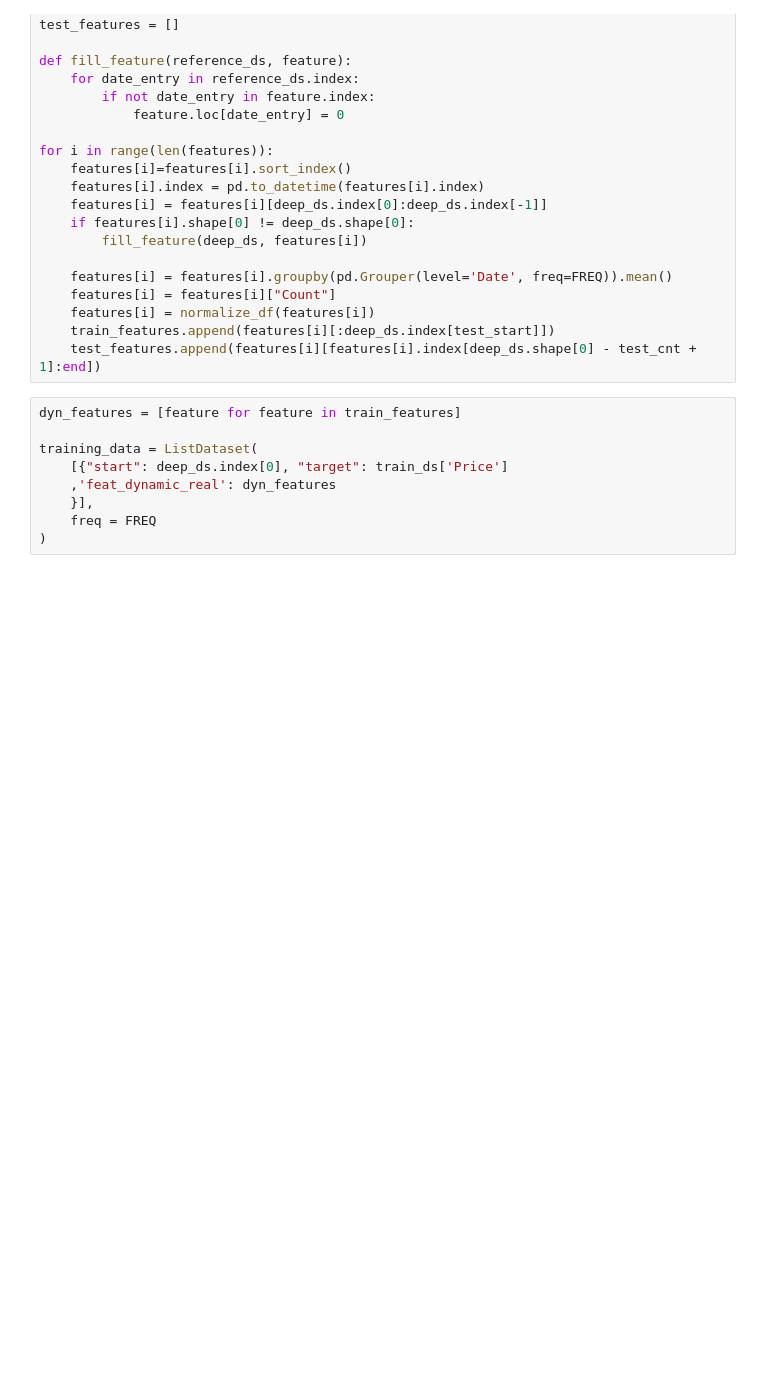
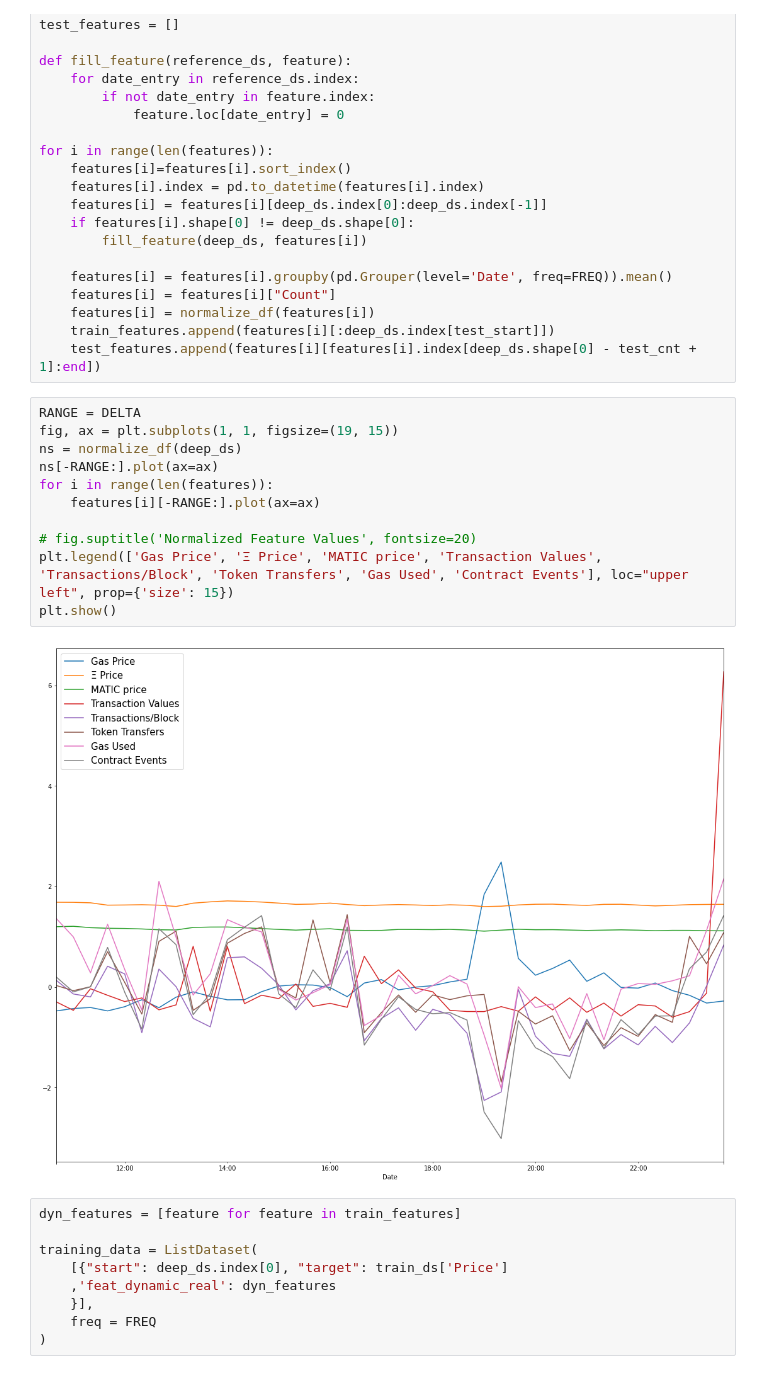
Before and after one commit to andrasfe/ethgas, a Jupyter notebook: deepar_eth_gas.ipynb, the cells around one changed output. Drawn from its saved outputs; the diff is of its cells as text; blank space fills up the shorter version.

Commit message:
added plot of normalized data

```diff
--- a/deepar_eth_gas.ipynb
+++ b/deepar_eth_gas.ipynb
@@ -118,6 +118,19 @@ for i in range(len(features)):
     features[i] = normalize_df(features[i])
     train_features.append(features[i][:deep_ds.index[test_start]])
     test_features.append(features[i][features[i].index[deep_ds.shape[0] - test_cnt + 1]:end])
+# %%
+RANGE = DELTA
+fig, ax = plt.subplots(1, 1, figsize=(19, 15))
+ns = normalize_df(deep_ds)
+ns[-RANGE:].plot(ax=ax)
+for i in range(len(features)):
+    features[i][-RANGE:].plot(ax=ax)
+
+# fig.suptitle('Normalized Feature Values', fontsize=20)
+plt.legend(['Gas Price', 'Ξ Price', 'MATIC price', 'Transaction Values', 'Transactions/Block', 'Token Transfers', 'Gas Used', 'Contract Events'], loc="upper left", prop={'size': 15})
+plt.show()
+# %% [output]
+[figure, added]
 # %%
 dyn_features = [feature for feature in train_features]
 
```
Also changed, not shown: parts of 1 cell of this notebook.
